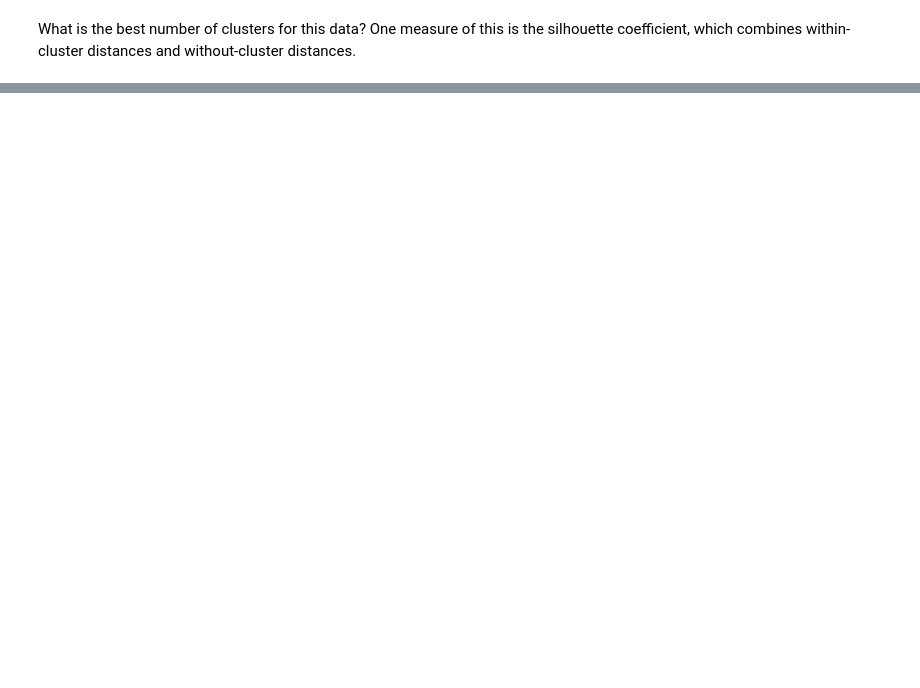
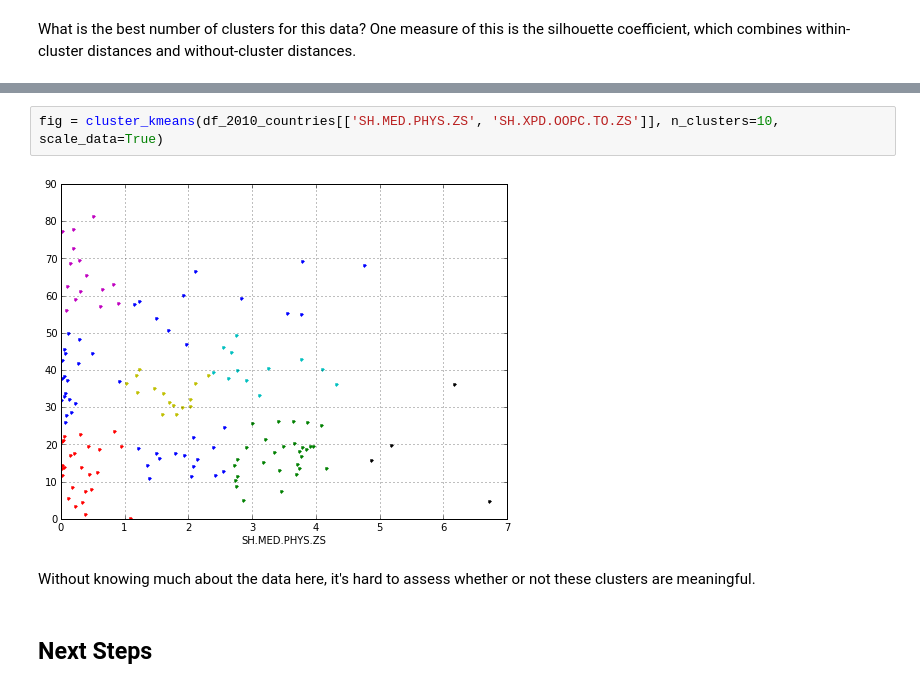
Before and after one commit to dennisobrien/GeneralAssemblyDataScience2013, a Jupyter notebook: HomeworkAssignment_05/ClusteringHealth.ipynb, the cells around one changed output, grey strips where cells are left out. Cells and saved outputs as stored; diff of their text form; blank space fills up the shorter version.

```diff
--- a/HomeworkAssignment_05/ClusteringHealth.ipynb
+++ b/HomeworkAssignment_05/ClusteringHealth.ipynb
@@ -265,0 +280,8 @@ We see an optimal silhouette coefficient at 3 clusters.
+# %%
+fig = cluster_kmeans(df_2010_countries[['SH.MED.PHYS.ZS', 'SH.XPD.OOPC.TO.ZS']], n_clusters=10, scale_data=True)
+# %% [output]
+[figure, added]
+# %% [markdown]
+Without knowing much about the data here, it's hard to assess whether or not these clusters are meaningful.
+# %% [markdown]
+## Next Steps
```
Also changed, not shown: parts of 8 cells of this notebook.
